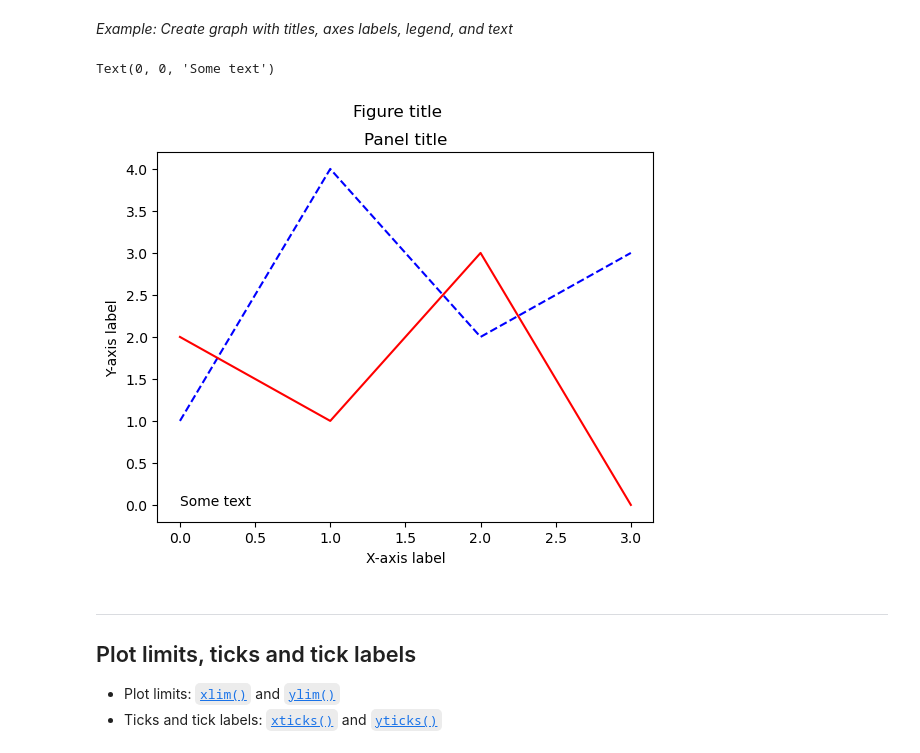
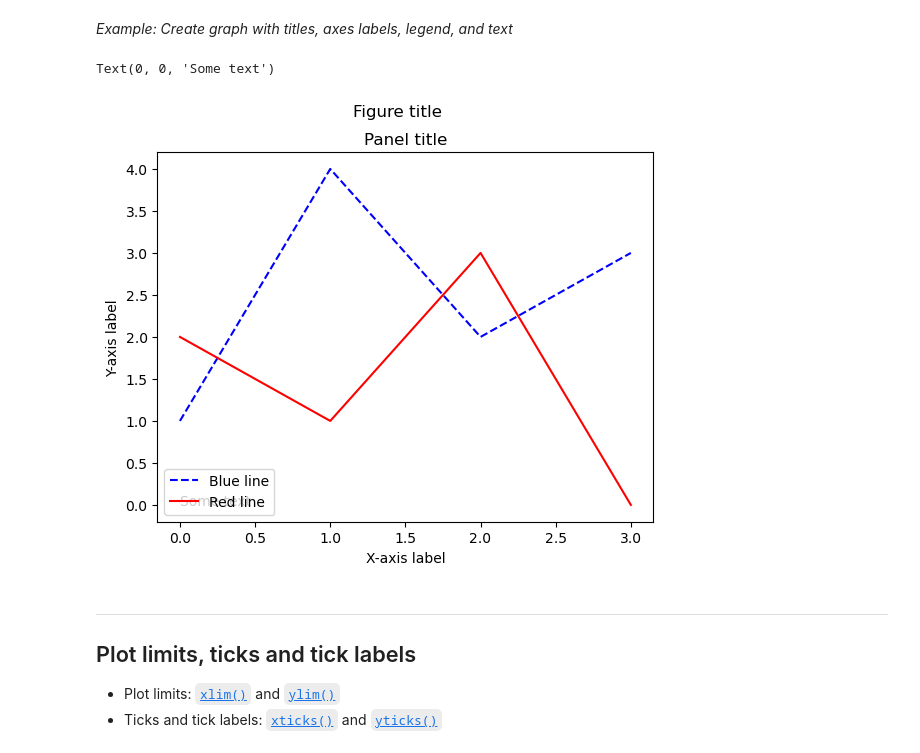
Before and after one commit to AliceAndrii/TECH2-H25, a Jupyter notebook: lectures/lecture3/lecture3-template - AA copy.ipynb, the cells around one changed output. Cells and saved outputs as stored; diff of their text form; code cells hidden in the pictures.

```diff
--- a/lectures/lecture3/lecture3-template - AA copy.ipynb
+++ b/lectures/lecture3/lecture3-template - AA copy.ipynb
@@ -263,20 +263,20 @@ yvalues2 = [2.0, 1.0, 3.0, 0.0]
 # %%
 plt.plot(xvalues, yvalues1, color='blue', ls='--', label='Blue line')
 plt.plot(xvalues, yvalues2, c='red', ls='-', label='Read line')
 
 plt.title('Panel title')
 plt.suptitle('Figure title')
 
 plt.xlabel('X-axis label')
 plt.ylabel('Y-axis label')
 
-#plt.legend(['Blue line', 'Read line'], loc='lower left')
+plt.legend(['Blue line', 'Red line'], loc='lower left')
 #plt.legend( loc='lower left')
 
 plt.text(0, 0, 'Some text')
 # %% [output]
 Text(0, 0, 'Some text')
-[figure, old version]
+[figure, new version]
 # %% [markdown]
 ***
 ## Plot limits, ticks and tick labels
```
Also changed, not shown: parts of 3 cells of this notebook, 1 other file.
